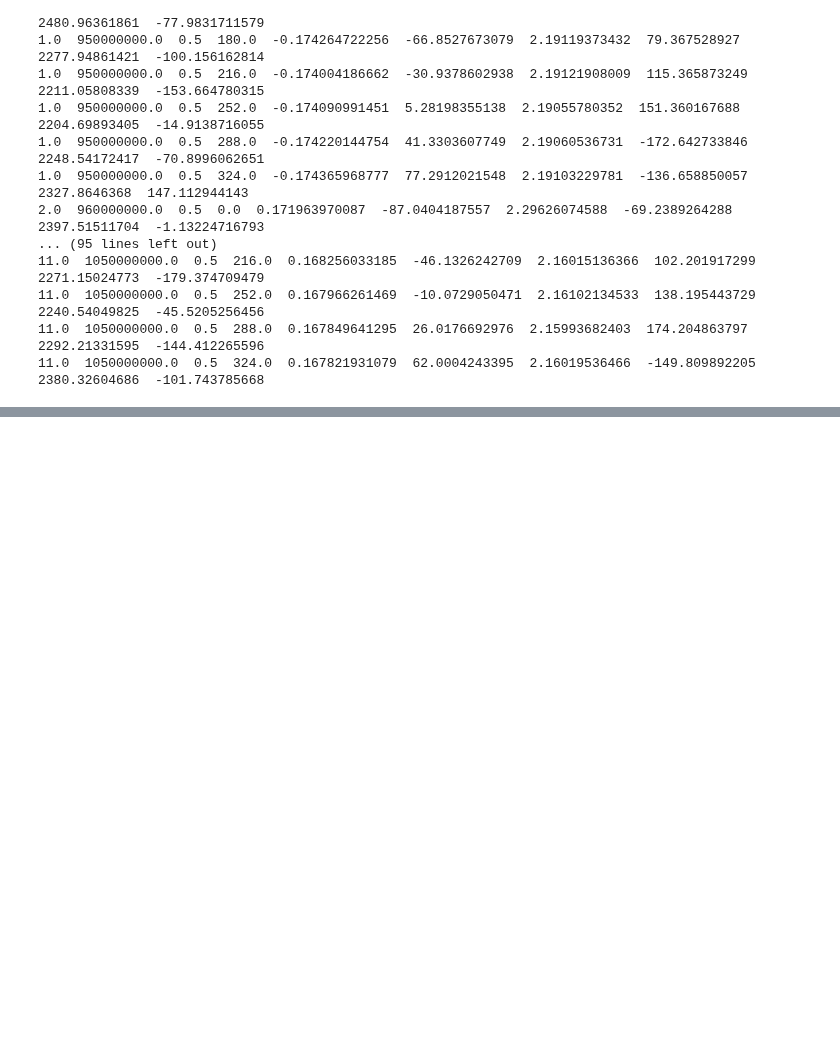
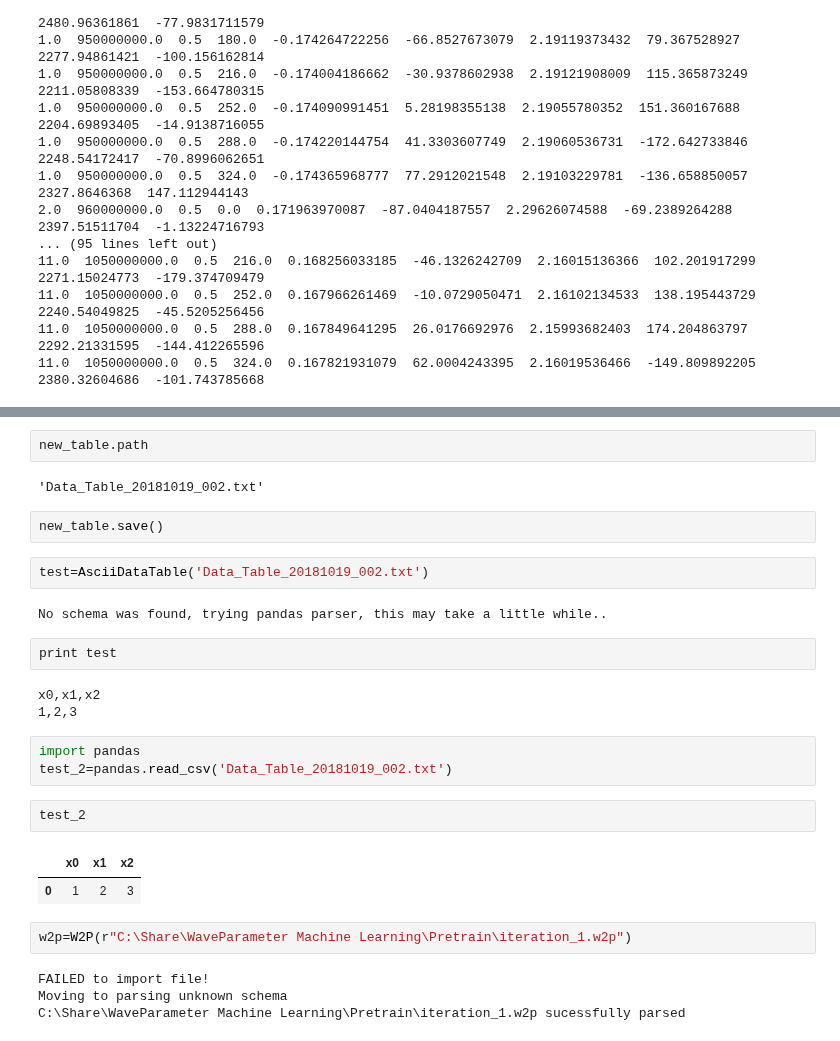
Before and after one commit to aricsanders/Jupyter-Notebooks, a Jupyter notebook: Untitled.ipynb, the cells around one changed output, grey strips where cells are left out. Cells and saved outputs as stored; diff of their text form; blank space fills up the shorter version.

Commit message:
Found Correction C

```diff
--- a/Untitled.ipynb
+++ b/Untitled.ipynb
@@ -324,0 +411,29 @@ Tone,Frequency,AWG_Set_Amplitude,AWG_Set_Phase,Scope_Amplitude,Scope_Phase,Vna_A
+# %%
+new_table.path
+# %% [output]
+'Data_Table_20181019_002.txt'
+# %%
+new_table.save()
+# %%
+test=AsciiDataTable('Data_Table_20181019_002.txt')
+# %% [output]
+No schema was found, trying pandas parser, this may take a little while..
+# %%
+print test
+# %% [output]
+x0,x1,x2
+1,2,3
+# %%
+import pandas
+test_2=pandas.read_csv('Data_Table_20181019_002.txt')
+# %%
+test_2
+# %% [output]
+|  | x0 | x1 | x2 |
+| 0 | 1 | 2 | 3 |
+# %%
+w2p=W2P(r"C:\Share\WaveParameter Machine Learning\Pretrain\iteration_1.w2p")
+# %% [output]
+FAILED to import file!
+Moving to parsing unknown schema
+C:\Share\WaveParameter Machine Learning\Pretrain\iteration_1.w2p sucessfully parsed
```
Also changed, not shown: parts of 12 cells of this notebook, 4 other files.
